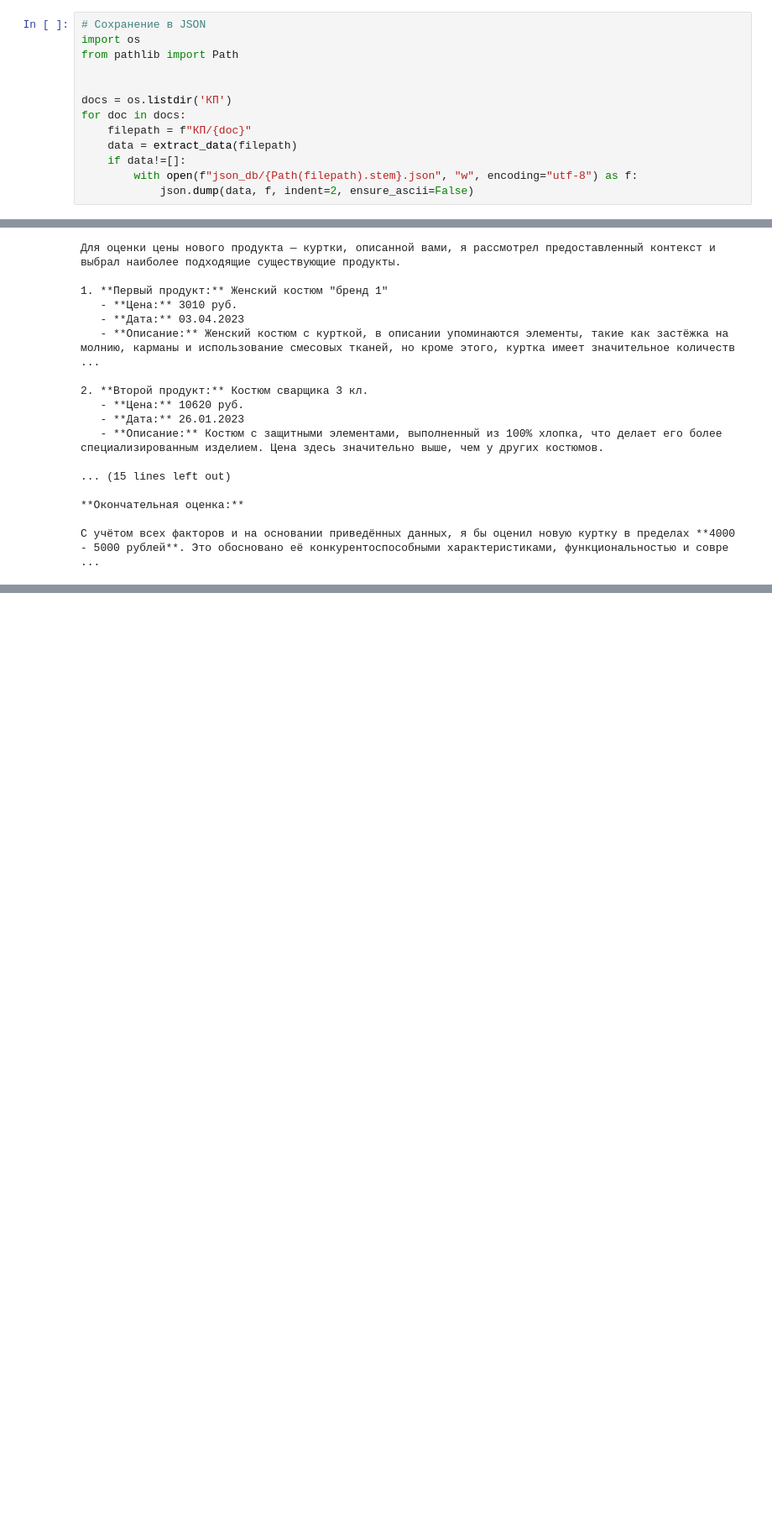
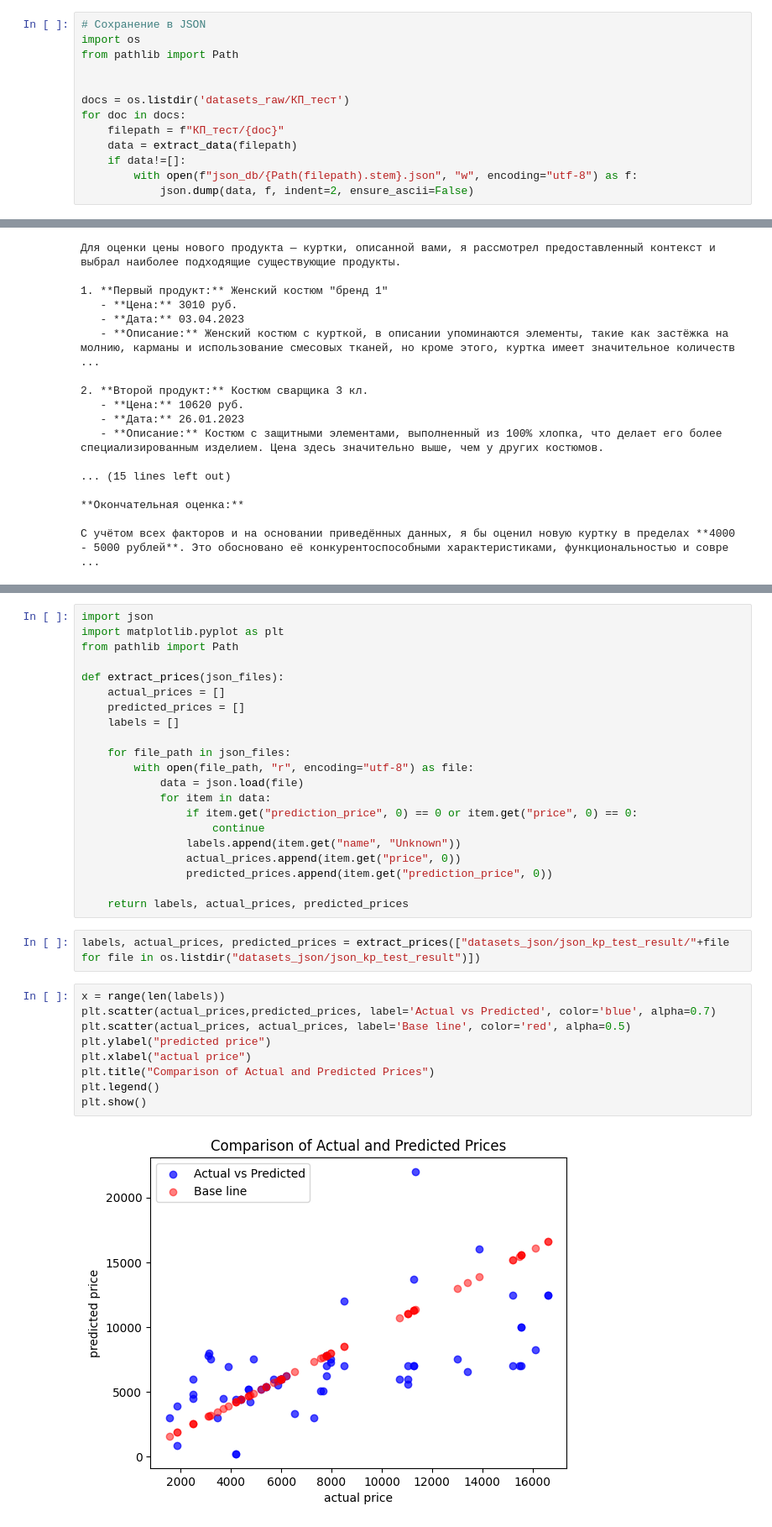
Before and after one commit to Wormsin/deals-parser-agent, a Jupyter notebook: rag.ipynb, the cells around one changed output, grey strips where cells are left out. Shown at 84% size. Cells and saved outputs as stored; diff of their text form; blank space fills up the shorter version.

Commit message:
make analysis of price prediction

```diff
--- a/rag.ipynb
+++ b/rag.ipynb
@@ -51,9 +51,9 @@ import os
 from pathlib import Path
 
 
-docs = os.listdir('КП')
+docs = os.listdir('datasets_raw/КП_тест')
 for doc in docs:
-    filepath = f"КП/{doc}"
+    filepath = f"КП_тест/{doc}"
     data = extract_data(filepath)
     if data!=[]:
         with open(f"json_db/{Path(filepath).stem}.json", "w", encoding="utf-8") as f:
@@ -195,0 +386,34 @@ print(rag_chain.invoke(description))
+# %%
+import json
+import matplotlib.pyplot as plt
+from pathlib import Path
+
+def extract_prices(json_files):
+    actual_prices = []
+    predicted_prices = []
+    labels = []
+
+    for file_path in json_files:
+        with open(file_path, "r", encoding="utf-8") as file:
+            data = json.load(file)
+            for item in data:
+                if item.get("prediction_price", 0) == 0 or item.get("price", 0) == 0:
+                    continue
+                labels.append(item.get("name", "Unknown"))
+                actual_prices.append(item.get("price", 0))
+                predicted_prices.append(item.get("prediction_price", 0))
+
+    return labels, actual_prices, predicted_prices
+# %%
+labels, actual_prices, predicted_prices = extract_prices(["datasets_json/json_kp_test_result/"+file for file in os.listdir("datasets_json/json_kp_test_result")])
+# %%
+x = range(len(labels))
+plt.scatter(actual_prices,predicted_prices, label='Actual vs Predicted', color='blue', alpha=0.7)
+plt.scatter(actual_prices, actual_prices, label='Base line', color='red', alpha=0.5)
+plt.ylabel("predicted price")
+plt.xlabel("actual price")
+plt.title("Comparison of Actual and Predicted Prices")
+plt.legend()
+plt.show()
+# %% [output]
+[figure, added]
```
Also changed, not shown: parts of 19 cells of this notebook, 2 other files.
